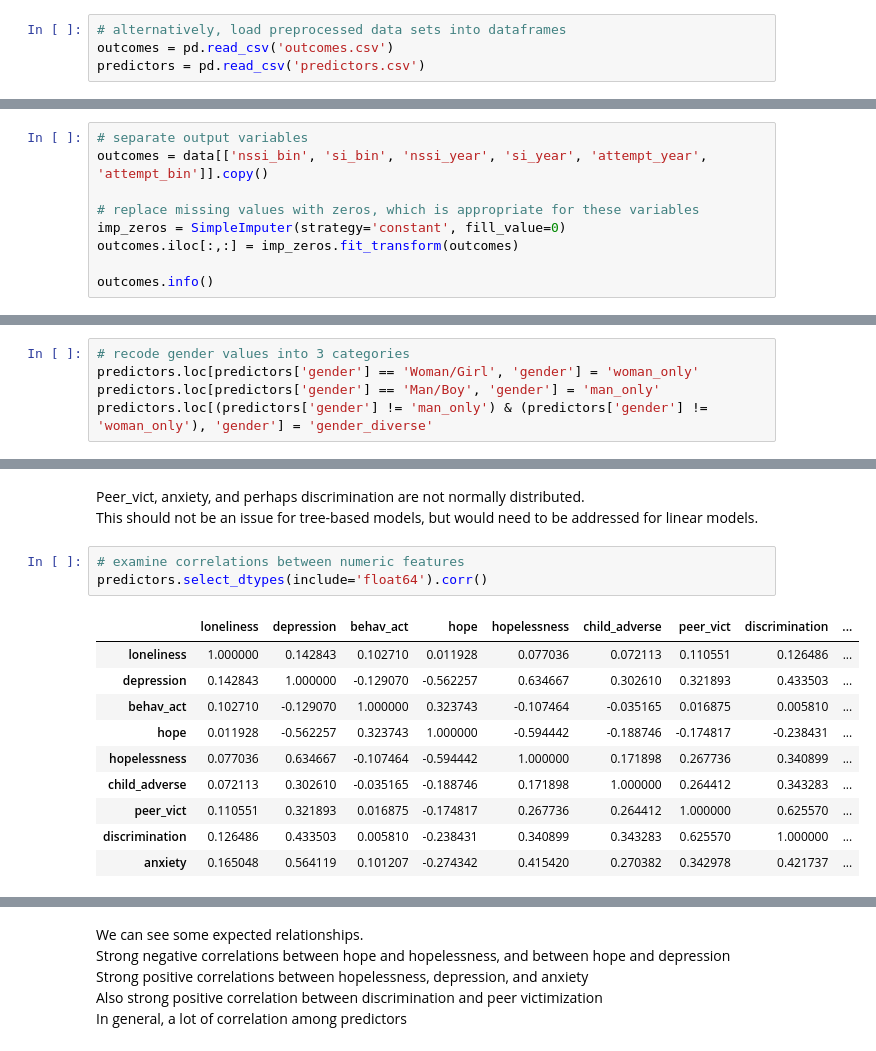
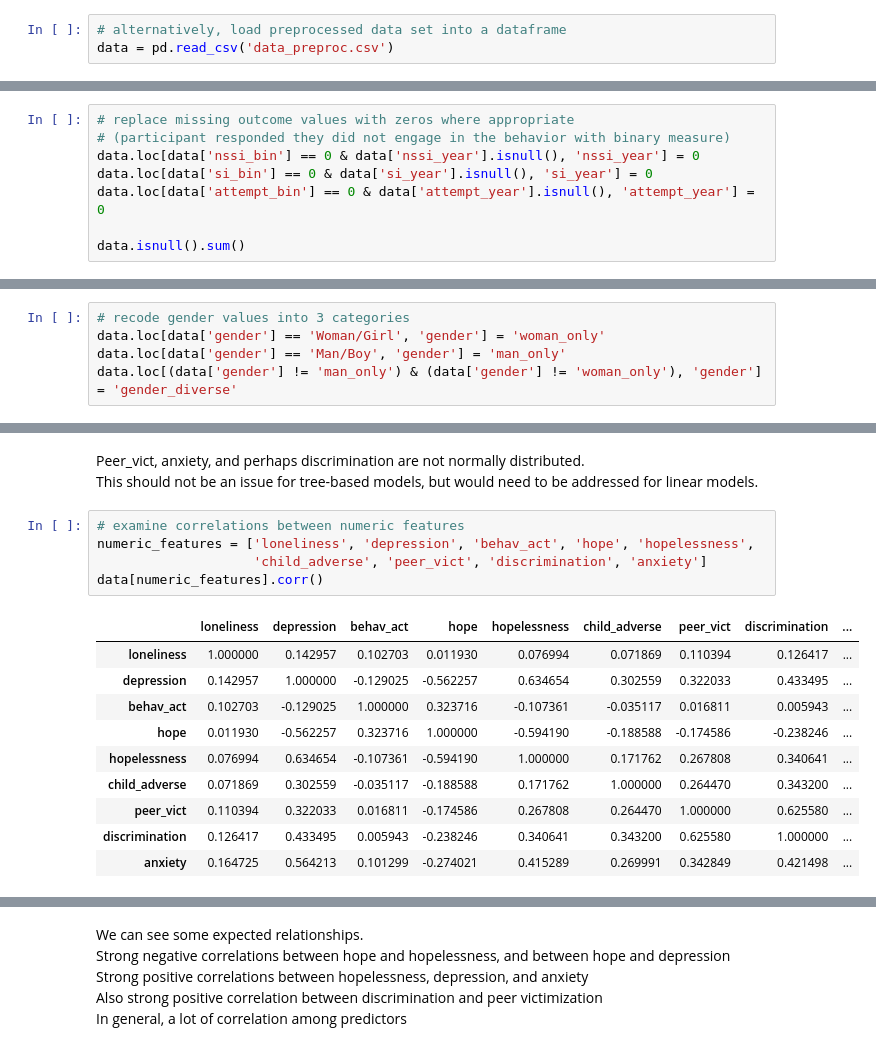
Before and after one commit to NRKako/machine_learning, a Jupyter notebook: self_harm.ipynb, the cells around one changed output, grey strips where cells are left out. Cells and saved outputs as stored; diff of their text form.

```diff
--- a/self_harm.ipynb
+++ b/self_harm.ipynb
@@ -34,9 +32,8 @@ from sklearn.model_selection import validation_curve
 # load original data set into a dataframe
 data = pd.read_csv("cleaned_cope_data_randomized.csv", dtype={'b_bstad_me_30_days_8': 'str', 'b_bstad_me_90_days_6': 'str', 'b_bstad_me_90_days_8': 'str'})
 # %%
-# alternatively, load preprocessed data sets into dataframes
-outcomes = pd.read_csv('outcomes.csv')
-predictors = pd.read_csv('predictors.csv')
+# alternatively, load preprocessed data set into a dataframe
+data = pd.read_csv('data_preproc.csv')
 # %% [markdown]
 ## Initial Data Exploration, Reduction, and Imputation
 # %%
@@ -152,10 +205,9 @@ data.shape
 # %%
-# separate output variables
-outcomes = data[['nssi_bin', 'si_bin', 'nssi_year', 'si_year', 'attempt_year', 'attempt_bin']].copy()
+# replace missing outcome values with zeros where appropriate
+# (participant responded they did not engage in the behavior with binary measure)
+data.loc[data['nssi_bin'] == 0 & data['nssi_year'].isnull(), 'nssi_year'] = 0
+data.loc[data['si_bin'] == 0 & data['si_year'].isnull(), 'si_year'] = 0
+data.loc[data['attempt_bin'] == 0 & data['attempt_year'].isnull(), 'attempt_year'] = 0
 
-# replace missing values with zeros, which is appropriate for these variables
-imp_zeros = SimpleImputer(strategy='constant', fill_value=0)
-outcomes.iloc[:,:] = imp_zeros.fit_transform(outcomes)
-
-outcomes.info()
+data.isnull().sum()
 # %% [output]
@@ -233,8 +281,8 @@ Trans male/Trans masculine,Genderqueer,Nonbinary
 Name: gender, Length: 189, dtype: int64
 # %%
 # recode gender values into 3 categories
-predictors.loc[predictors['gender'] == 'Woman/Girl', 'gender'] = 'woman_only'
-predictors.loc[predictors['gender'] == 'Man/Boy', 'gender'] = 'man_only'
-predictors.loc[(predictors['gender'] != 'man_only') & (predictors['gender'] != 'woman_only'), 'gender'] = 'gender_diverse'
+data.loc[data['gender'] == 'Woman/Girl', 'gender'] = 'woman_only'
+data.loc[data['gender'] == 'Man/Boy', 'gender'] = 'man_only'
+data.loc[(data['gender'] != 'man_only') & (data['gender'] != 'woman_only'), 'gender'] = 'gender_diverse'
 # %%
 # verify recoding results
@@ -303,17 +320,19 @@ Peer_vict, anxiety, and perhaps discrimination are not normally distributed.
 This should not be an issue for tree-based models, but would need to be addressed for linear models.
 # %%
 # examine correlations between numeric features
-predictors.select_dtypes(include='float64').corr()
+numeric_features = ['loneliness', 'depression', 'behav_act', 'hope', 'hopelessness',
+                    'child_adverse', 'peer_vict', 'discrimination', 'anxiety']
+data[numeric_features].corr()
 # %% [output]
 |  | loneliness | depression | behav_act | hope | hopelessness | child_adverse | peer_vict | discrimination | ... |
-| loneliness | 1.000000 | 0.142843 | 0.102710 | 0.011928 | 0.077036 | 0.072113 | 0.110551 | 0.126486 | ... |
-| depression | 0.142843 | 1.000000 | -0.129070 | -0.562257 | 0.634667 | 0.302610 | 0.321893 | 0.433503 | ... |
-| behav_act | 0.102710 | -0.129070 | 1.000000 | 0.323743 | -0.107464 | -0.035165 | 0.016875 | 0.005810 | ... |
-| hope | 0.011928 | -0.562257 | 0.323743 | 1.000000 | -0.594442 | -0.188746 | -0.174817 | -0.238431 | ... |
-| hopelessness | 0.077036 | 0.634667 | -0.107464 | -0.594442 | 1.000000 | 0.171898 | 0.267736 | 0.340899 | ... |
-| child_adverse | 0.072113 | 0.302610 | -0.035165 | -0.188746 | 0.171898 | 1.000000 | 0.264412 | 0.343283 | ... |
-| peer_vict | 0.110551 | 0.321893 | 0.016875 | -0.174817 | 0.267736 | 0.264412 | 1.000000 | 0.625570 | ... |
-| discrimination | 0.126486 | 0.433503 | 0.005810 | -0.238431 | 0.340899 | 0.343283 | 0.625570 | 1.000000 | ... |
-| anxiety | 0.165048 | 0.564119 | 0.101207 | -0.274342 | 0.415420 | 0.270382 | 0.342978 | 0.421737 | ... |
+| loneliness | 1.000000 | 0.142957 | 0.102703 | 0.011930 | 0.076994 | 0.071869 | 0.110394 | 0.126417 | ... |
+| depression | 0.142957 | 1.000000 | -0.129025 | -0.562257 | 0.634654 | 0.302559 | 0.322033 | 0.433495 | ... |
+| behav_act | 0.102703 | -0.129025 | 1.000000 | 0.323716 | -0.107361 | -0.035117 | 0.016811 | 0.005943 | ... |
+| hope | 0.011930 | -0.562257 | 0.323716 | 1.000000 | -0.594190 | -0.188588 | -0.174586 | -0.238246 | ... |
+| hopelessness | 0.076994 | 0.634654 | -0.107361 | -0.594190 | 1.000000 | 0.171762 | 0.267808 | 0.340641 | ... |
+| child_adverse | 0.071869 | 0.302559 | -0.035117 | -0.188588 | 0.171762 | 1.000000 | 0.264470 | 0.343200 | ... |
+| peer_vict | 0.110394 | 0.322033 | 0.016811 | -0.174586 | 0.267808 | 0.264470 | 1.000000 | 0.625580 | ... |
+| discrimination | 0.126417 | 0.433495 | 0.005943 | -0.238246 | 0.340641 | 0.343200 | 0.625580 | 1.000000 | ... |
+| anxiety | 0.164725 | 0.564213 | 0.101299 | -0.274021 | 0.415289 | 0.269991 | 0.342849 | 0.421498 | ... |
 # %%
 # visualize correlations
```
Also changed, not shown: parts of 38 cells of this notebook, 3 other files.
